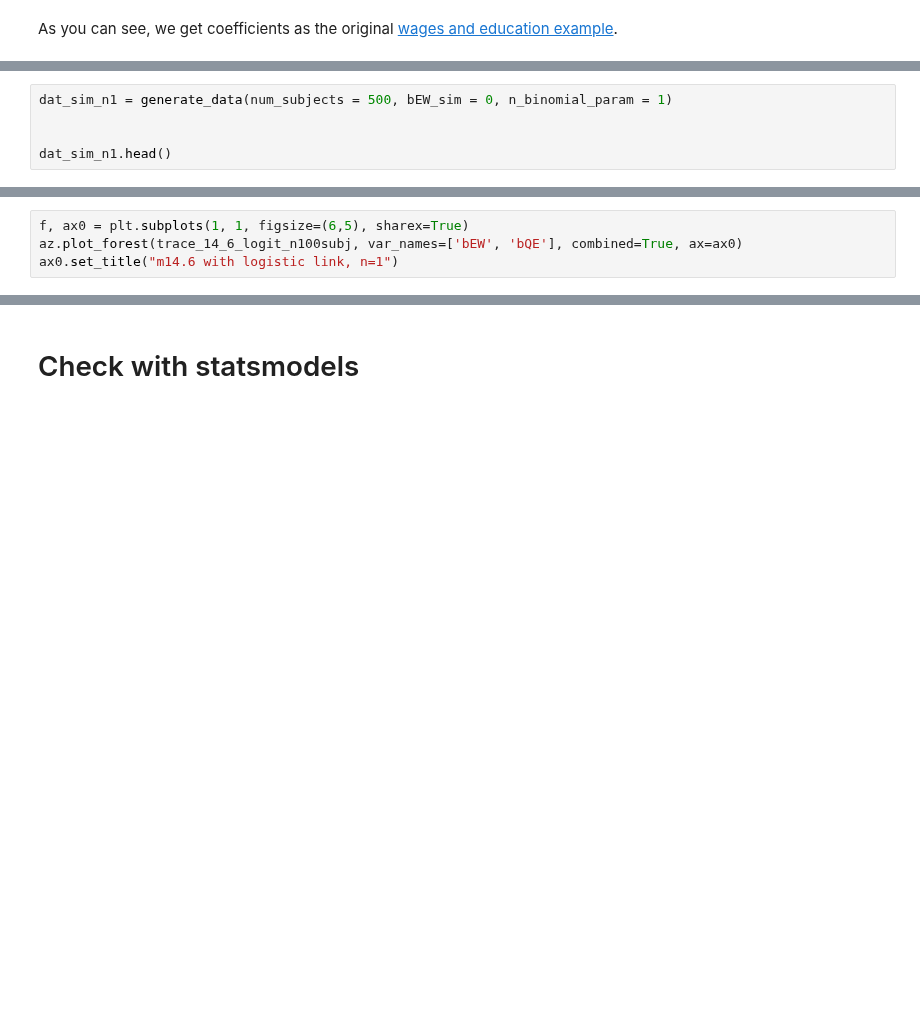
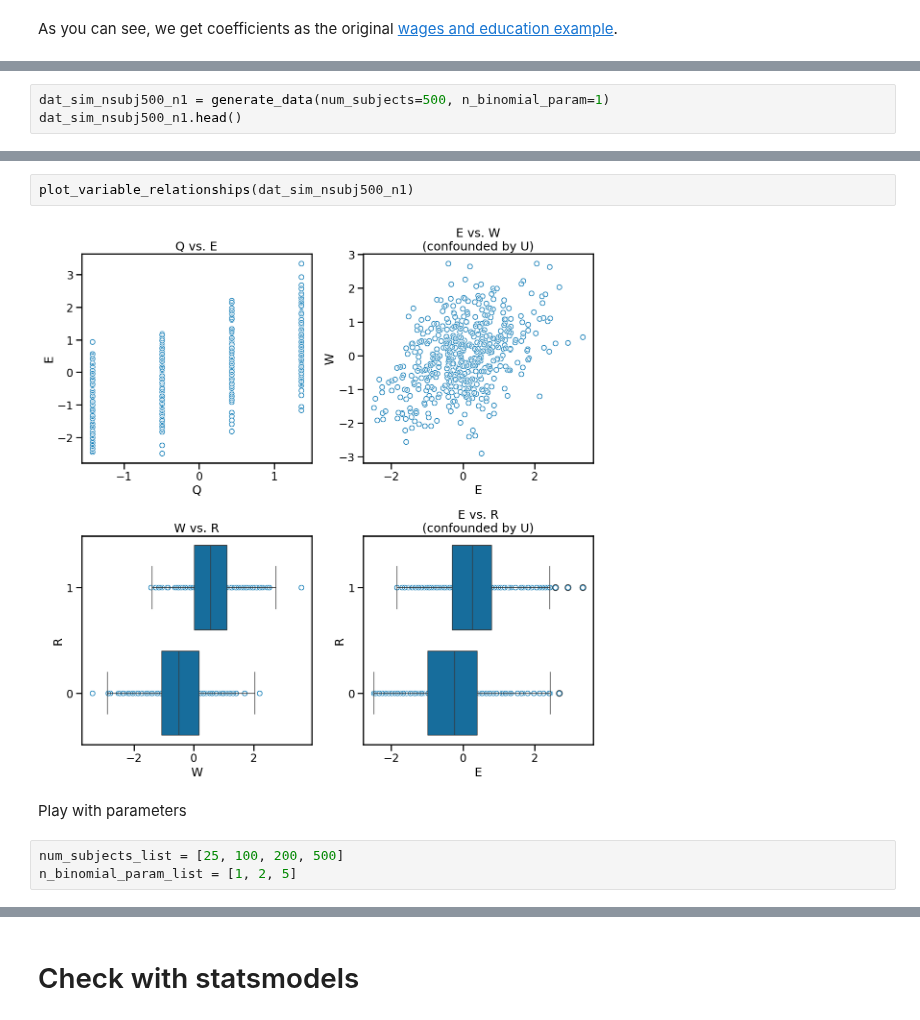
Before and after one commit to benslack19/benslack19.github.io, a Jupyter notebook: _posts_drafts/2024-06-11-iv-binary-outcome.ipynb, the cells around one changed output, grey strips where cells are left out. Saved outputs shown, nothing was run; the diff lists cells and outputs as text; blank space fills up the shorter version.

```diff
--- a/_posts_drafts/2024-06-11-iv-binary-outcome.ipynb
+++ b/_posts_drafts/2024-06-11-iv-binary-outcome.ipynb
@@ -246,5 +225,3 @@ ax0.set_title("m14.6 with logistic link, using p")
 # %%
-dat_sim_n1 = generate_data(num_subjects = 500, bEW_sim = 0, n_binomial_param = 1)
-
-
-dat_sim_n1.head()
+dat_sim_nsubj500_n1 = generate_data(num_subjects=500, n_binomial_param=1)
+dat_sim_nsubj500_n1.head()
@@ -379,4 +235,9 @@ Inputs types: [TensorType(float64, shape=(None, 2)), TensorType(uint16, shape=(5
-# %%
-f, ax0 = plt.subplots(1, 1, figsize=(6,5), sharex=True)
-az.plot_forest(trace_14_6_logit_n100subj, var_names=['bEW', 'bQE'], combined=True, ax=ax0)
-ax0.set_title("m14.6 with logistic link, n=1")
+# %%
+plot_variable_relationships(dat_sim_nsubj500_n1)
+# %% [output]
+[figure, added]
+# %% [markdown]
+Play with parameters
+# %%
+num_subjects_list = [25, 100, 200, 500]
+n_binomial_param_list = [1, 2, 5]
```
Also changed, not shown: parts of 27 cells of this notebook.
